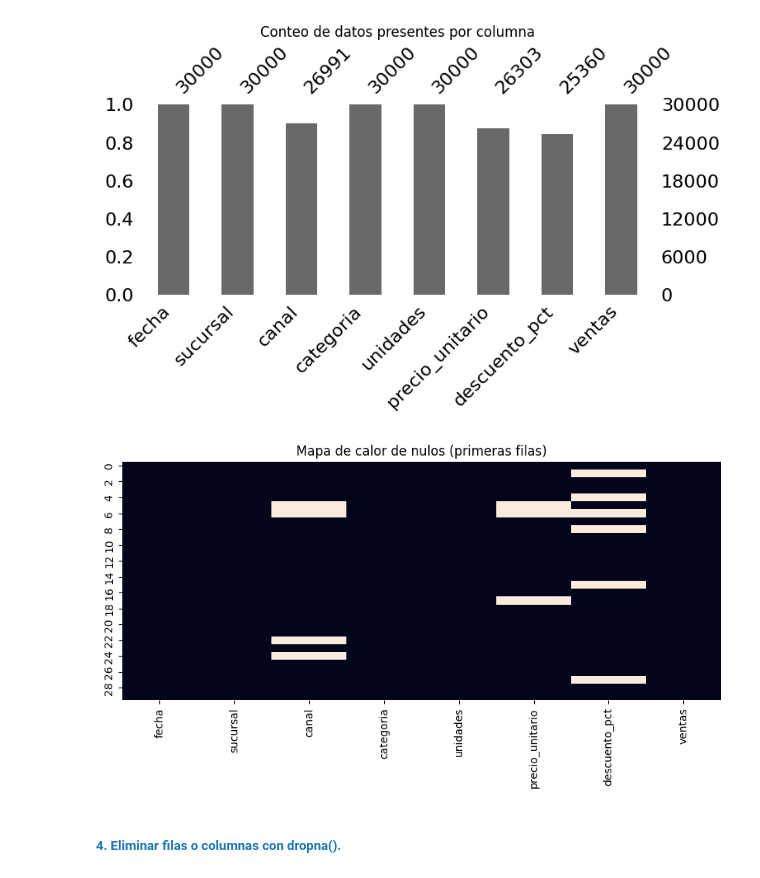
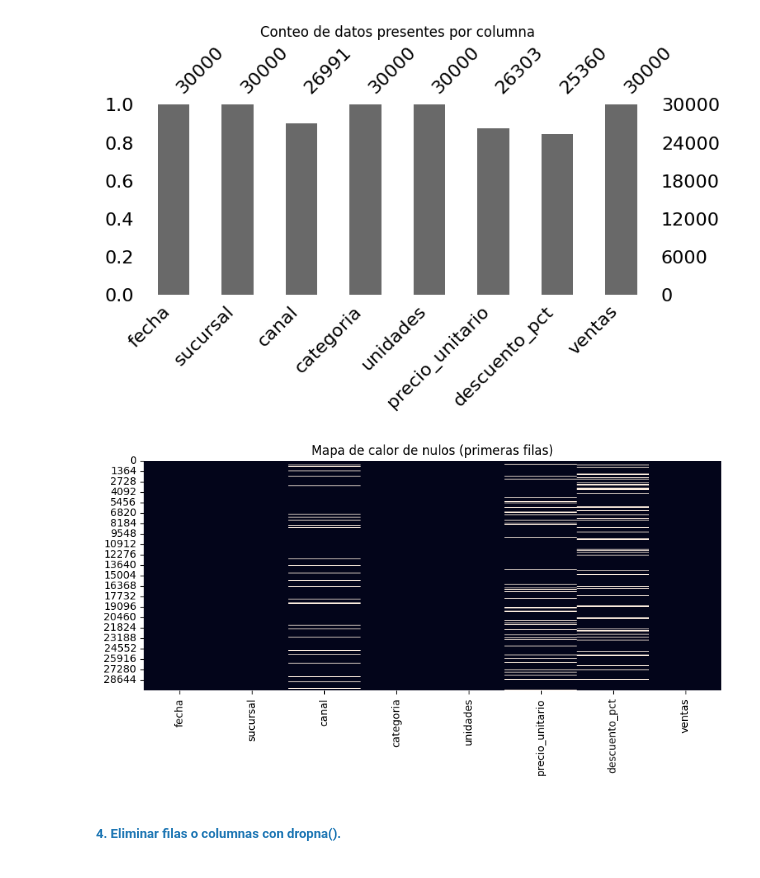
Before and after one commit to yuri19762008/000_ANALISTA_DATOS, a Jupyter notebook: Bootcamp-main/Modulo3/Leccion4/LiveCodingP1.ipynb, the cells around one changed output. Drawn from its saved outputs; the diff is of its cells as text; code cells hidden in the pictures.

```diff
--- a/Bootcamp-main/Modulo3/Leccion4/LiveCodingP1.ipynb
+++ b/Bootcamp-main/Modulo3/Leccion4/LiveCodingP1.ipynb
@@ -144,11 +162,11 @@ plt.show()
 [figure]
 # %%
 plt.figure(figsize=(10, 4))
-sns.heatmap(df_demo.head(30).isnull(), cbar=False)
+sns.heatmap(df_demo.isnull(), cbar=False)
 plt.title("Mapa de calor de nulos (primeras filas)")
 plt.show()
 # %% [output]
-[figure, old version]
+[figure, new version]
 # %% [markdown]
 <h5 style="color:#1f77b4;">4. Eliminar filas o columnas con dropna().</h5>
 # %%
```
Also changed, not shown: parts of 9 cells of this notebook, 16 other files.
